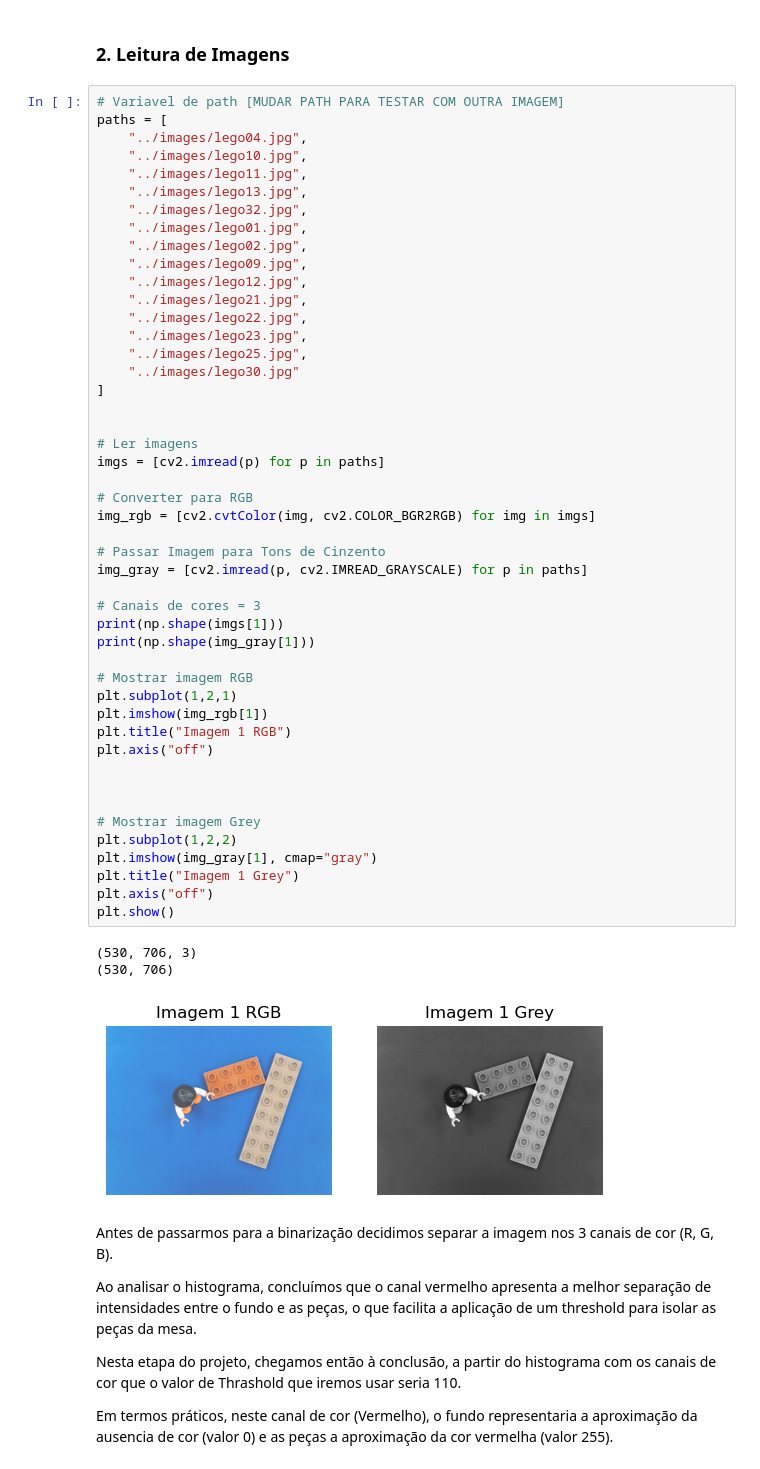
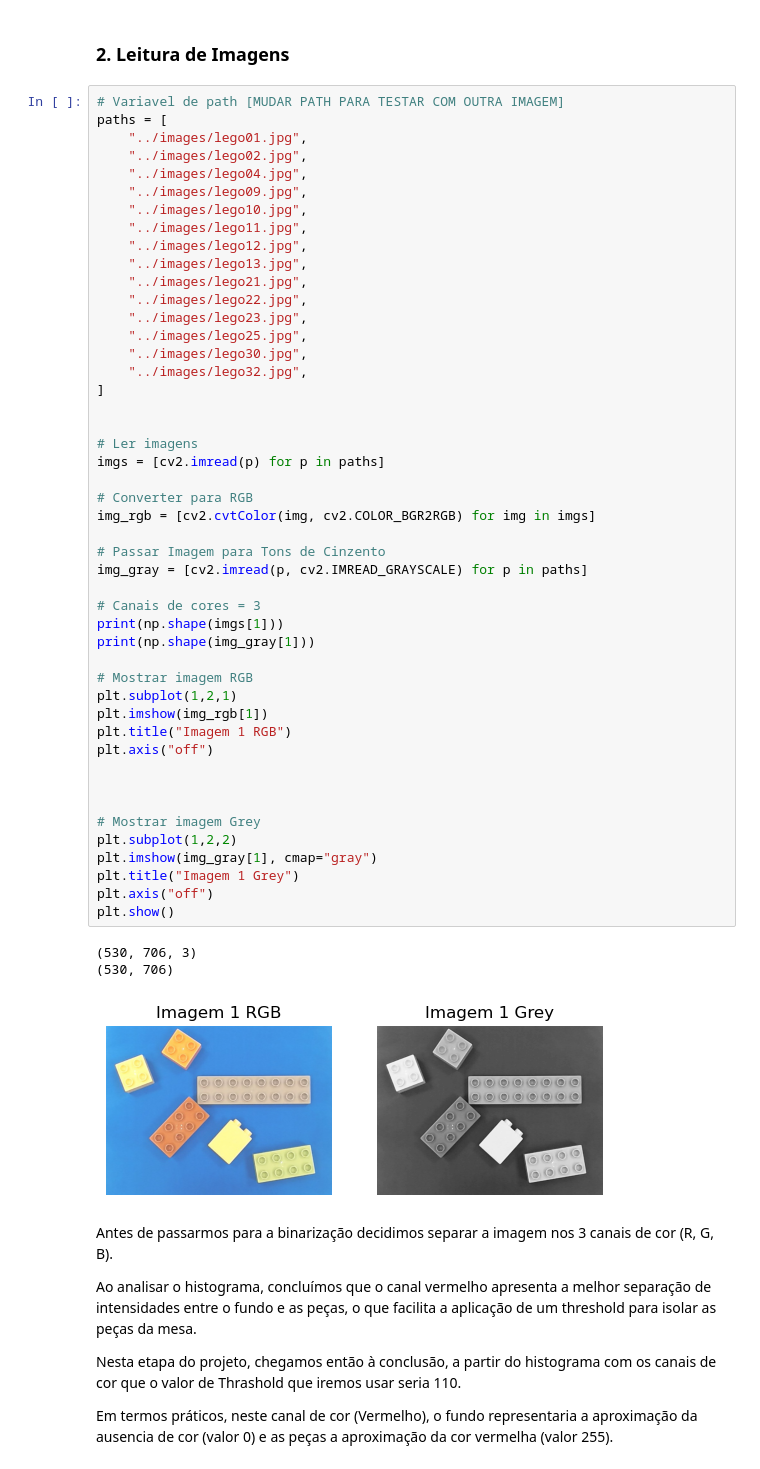
Before and after one commit to miguelac4/piv_tp1, a Jupyter notebook: src/trabalho_pratico1.ipynb, the cells around one changed output. Drawn from its saved outputs; the diff is of its cells as text.

```diff
--- a/src/trabalho_pratico1.ipynb
+++ b/src/trabalho_pratico1.ipynb
@@ -72,54 +72,54 @@ from ipywidgets import interactive_output, HBox, VBox
 # %%
 # Variavel de path [MUDAR PATH PARA TESTAR COM OUTRA IMAGEM]
 paths = [
+    "../images/lego01.jpg",
+    "../images/lego02.jpg",
     "../images/lego04.jpg",
+    "../images/lego09.jpg",
     "../images/lego10.jpg",
     "../images/lego11.jpg",
+    "../images/lego12.jpg",
     "../images/lego13.jpg",
-    "../images/lego32.jpg",
-    "../images/lego01.jpg",
-    "../images/lego02.jpg",
-    "../images/lego09.jpg",
-    "../images/lego12.jpg",
     "../images/lego21.jpg",
     "../images/lego22.jpg",
     "../images/lego23.jpg",
     "../images/lego25.jpg",
-    "../images/lego30.jpg"
+    "../images/lego30.jpg",
+    "../images/lego32.jpg",
 ]
 
 
 # Ler imagens
 imgs = [cv2.imread(p) for p in paths]
 
 # Converter para RGB
 img_rgb = [cv2.cvtColor(img, cv2.COLOR_BGR2RGB) for img in imgs]
 
 # Passar Imagem para Tons de Cinzento
 img_gray = [cv2.imread(p, cv2.IMREAD_GRAYSCALE) for p in paths]
 
 # Canais de cores = 3
 print(np.shape(imgs[1]))
 print(np.shape(img_gray[1]))
 
 # Mostrar imagem RGB
 plt.subplot(1,2,1)
 plt.imshow(img_rgb[1])
 plt.title("Imagem 1 RGB")
 plt.axis("off")
 
 
 
 # Mostrar imagem Grey
 plt.subplot(1,2,2)
 plt.imshow(img_gray[1], cmap="gray")
 plt.title("Imagem 1 Grey")
 plt.axis("off")
 plt.show()
 # %% [output]
 (530, 706, 3)
 (530, 706)
-[figure, old version]
+[figure, new version]
 # %% [markdown]
 Antes de passarmos para a binarização decidimos separar a imagem nos 3 canais de cor (R, G, B).
 
```
Also changed, not shown: parts of 27 cells of this notebook.
